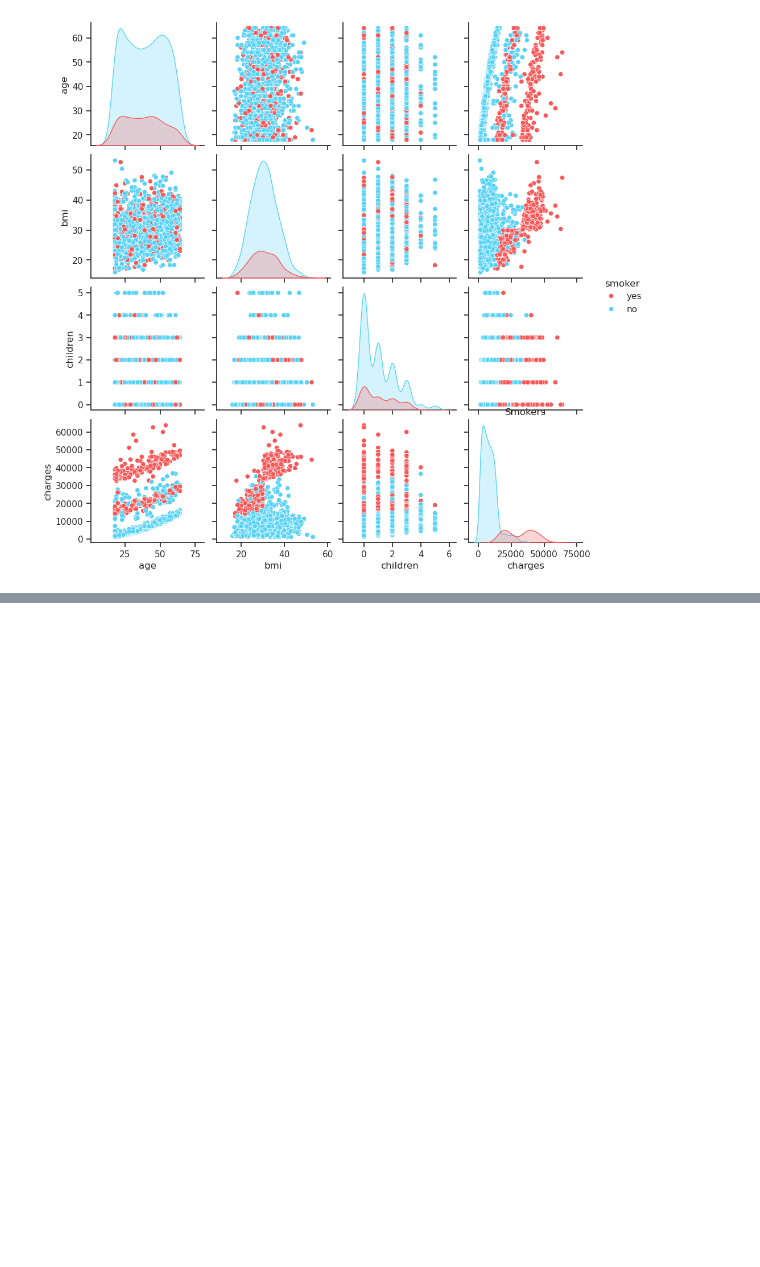
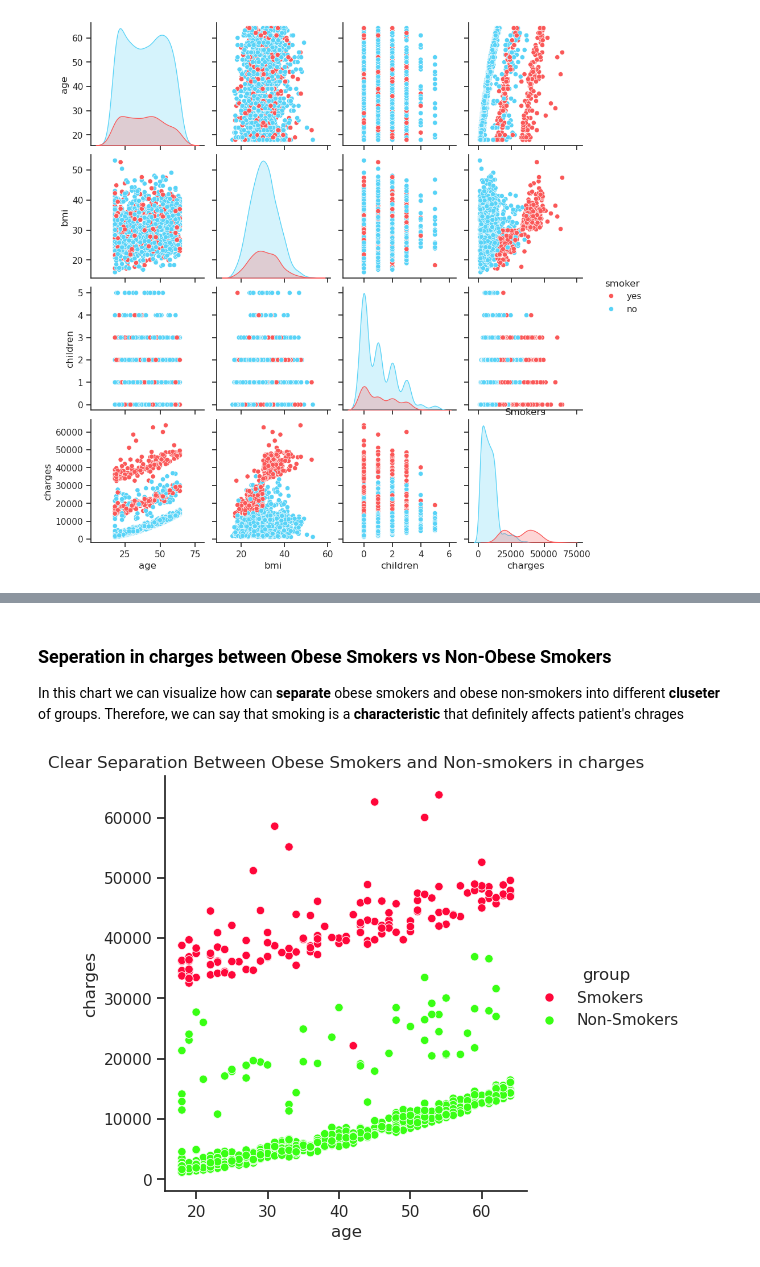
Before and after one commit to antonio-xrp/regresion-lineal, a Jupyter notebook: notebooks/0.3-antoniolml-medical-cost.ipynb, the cells around one changed output, grey strips where cells are left out. Drawn from its saved outputs; the diff is of its cells as text; code cells hidden in the pictures; blank space fills up the shorter version.

```diff
--- a/notebooks/0.3-antoniolml-medical-cost.ipynb
+++ b/notebooks/0.3-antoniolml-medical-cost.ipynb
@@ -387,0 +481,28 @@ Text(0.5, 1.0, 'Smokers')
+# %% [markdown]
+### Seperation in charges between Obese Smokers vs Non-Obese Smokers
+
+In this chart we can visualize how can **separate** obese smokers and obese non-smokers into different **cluseter** of groups. Therefore, we can say that smoking is a **characteristic** that definitely affects patient's chrages
+# %%
+# Create a scatter plot with all the Obese
+
+obese_smoker = df.loc[(df['weight_condition'] == 'Obese') & (df['smoker'] == 'yes')]
+
+obese_nonsmoker = df.loc[(df['weight_condition'] == 'Obese') & (df['smoker'] == 'no')]
+
+
+obese_data = pd.concat([obese_smoker.assign(group='Smokers'), obese_nonsmoker.assign(group='Non-Smokers')])
+obese_data
+
+sns.relplot(
+    x='age',
+    y='charges',
+    hue='group',
+    data=obese_data,
+    kind='scatter',
+    palette={
+        'Smokers': '#FF073A',
+        'Non-Smokers': '#39FF14'
+    });
+plt.title('Clear Separation Between Obese Smokers and Non-smokers in charges');
+# %% [output]
+[figure, added]
```
Also changed, not shown: parts of 6 cells of this notebook.
